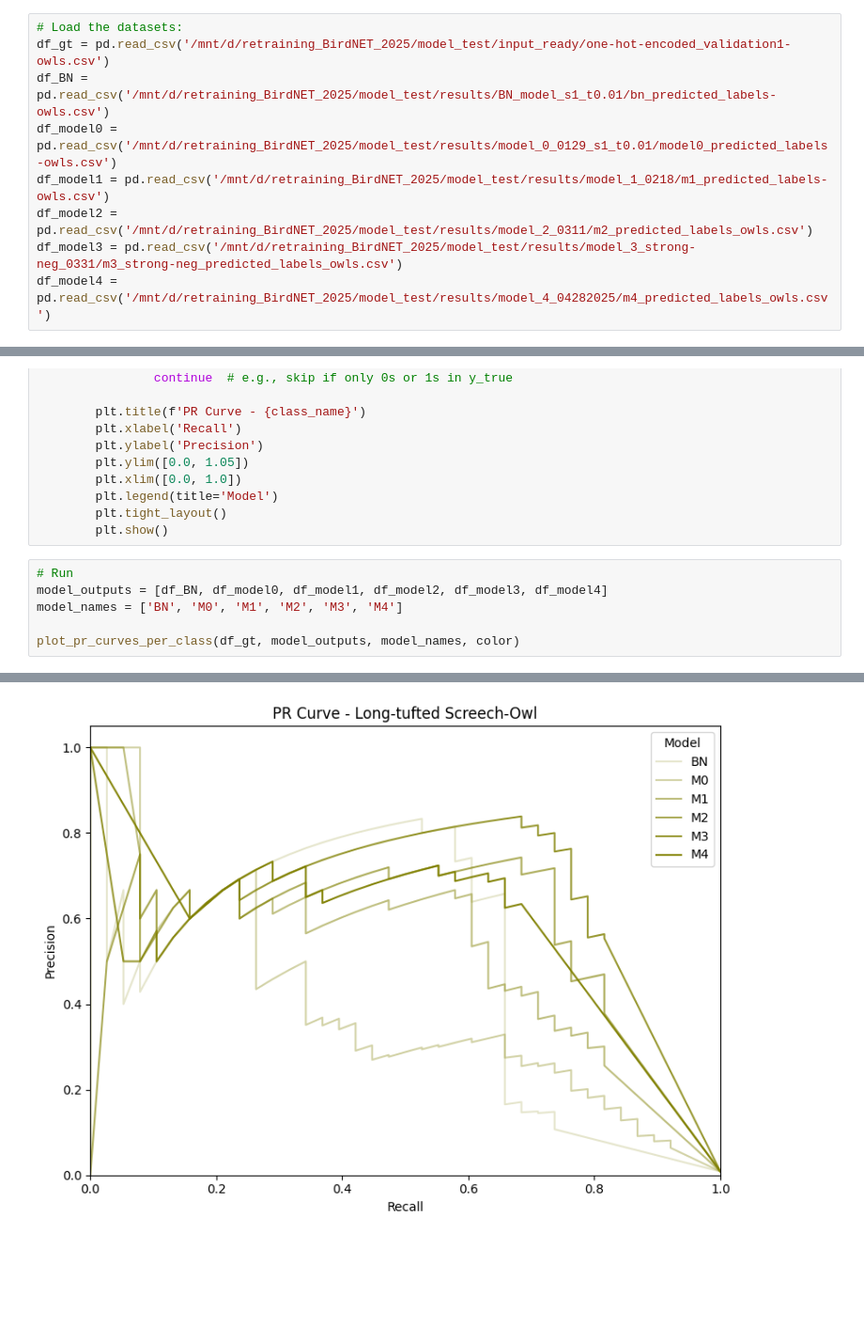
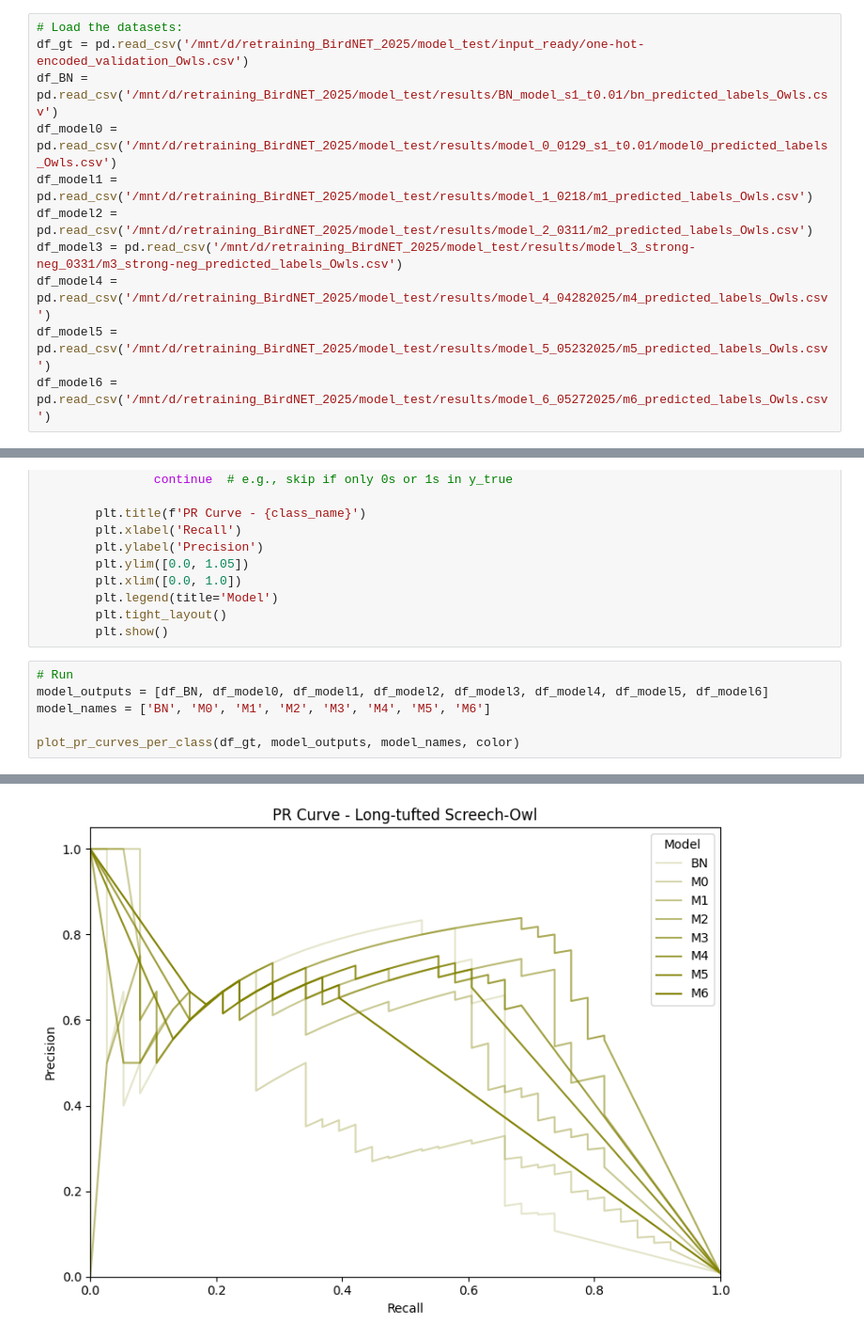
Before and after one commit to agosjuncosa/Retraining-BirdNET_Owls, a Jupyter notebook: AL_BirdNET/Progress_assessment/PR-curves.ipynb, the cells around one changed output, grey strips where cells are left out. Shown at 94% size. Saved outputs shown, nothing was run; the diff lists cells and outputs as text; blank space fills up the shorter version.

```diff
--- a/AL_BirdNET/Progress_assessment/PR-curves.ipynb
+++ b/AL_BirdNET/Progress_assessment/PR-curves.ipynb
@@ -4,13 +4,15 @@ from sklearn.metrics import precision_recall_curve
 import matplotlib.pyplot as plt
 # %%
 # Load the datasets:
-df_gt = pd.read_csv('/mnt/d/retraining_BirdNET_2025/model_test/input_ready/one-hot-encoded_validation1-owls.csv')
-df_BN = pd.read_csv('/mnt/d/retraining_BirdNET_2025/model_test/results/BN_model_s1_t0.01/bn_predicted_labels-owls.csv')
-df_model0 = pd.read_csv('/mnt/d/retraining_BirdNET_2025/model_test/results/model_0_0129_s1_t0.01/model0_predicted_labels-owls.csv')
-df_model1 = pd.read_csv('/mnt/d/retraining_BirdNET_2025/model_test/results/model_1_0218/m1_predicted_labels-owls.csv')
-df_model2 = pd.read_csv('/mnt/d/retraining_BirdNET_2025/model_test/results/model_2_0311/m2_predicted_labels_owls.csv')
-df_model3 = pd.read_csv('/mnt/d/retraining_BirdNET_2025/model_test/results/model_3_strong-neg_0331/m3_strong-neg_predicted_labels_owls.csv')
-df_model4 = pd.read_csv('/mnt/d/retraining_BirdNET_2025/model_test/results/model_4_04282025/m4_predicted_labels_owls.csv')
+df_gt = pd.read_csv('/mnt/d/retraining_BirdNET_2025/model_test/input_ready/one-hot-encoded_validation_Owls.csv')
+df_BN = pd.read_csv('/mnt/d/retraining_BirdNET_2025/model_test/results/BN_model_s1_t0.01/bn_predicted_labels_Owls.csv')
+df_model0 = pd.read_csv('/mnt/d/retraining_BirdNET_2025/model_test/results/model_0_0129_s1_t0.01/model0_predicted_labels_Owls.csv')
+df_model1 = pd.read_csv('/mnt/d/retraining_BirdNET_2025/model_test/results/model_1_0218/m1_predicted_labels_Owls.csv')
+df_model2 = pd.read_csv('/mnt/d/retraining_BirdNET_2025/model_test/results/model_2_0311/m2_predicted_labels_Owls.csv')
+df_model3 = pd.read_csv('/mnt/d/retraining_BirdNET_2025/model_test/results/model_3_strong-neg_0331/m3_strong-neg_predicted_labels_Owls.csv')
+df_model4 = pd.read_csv('/mnt/d/retraining_BirdNET_2025/model_test/results/model_4_04282025/m4_predicted_labels_Owls.csv')
+df_model5 = pd.read_csv('/mnt/d/retraining_BirdNET_2025/model_test/results/model_5_05232025/m5_predicted_labels_Owls.csv')
+df_model6 = pd.read_csv('/mnt/d/retraining_BirdNET_2025/model_test/results/model_6_05272025/m6_predicted_labels_Owls.csv')
 # %%
 # I will create a dict to manually set the color for each owl
 
@@ -70,8 +72,8 @@ def plot_pr_curves_per_class(df_gt, model_outputs, model_names, color):
         plt.show()
 # %%
 # Run
-model_outputs = [df_BN, df_model0, df_model1, df_model2, df_model3, df_model4]
-model_names = ['BN', 'M0', 'M1', 'M2', 'M3', 'M4']
+model_outputs = [df_BN, df_model0, df_model1, df_model2, df_model3, df_model4, df_model5, df_model6]
+model_names = ['BN', 'M0', 'M1', 'M2', 'M3', 'M4', 'M5', 'M6']
 
 plot_pr_curves_per_class(df_gt, model_outputs, model_names, color)
 # %% [output]
@@ -85 +87 @@ plot_pr_curves_per_class(df_gt, model_outputs, model_names, color)
-[figure, old version]
+[figure, new version]
```
Also changed, not shown: parts of 1 cell of this notebook, 6 other files.
